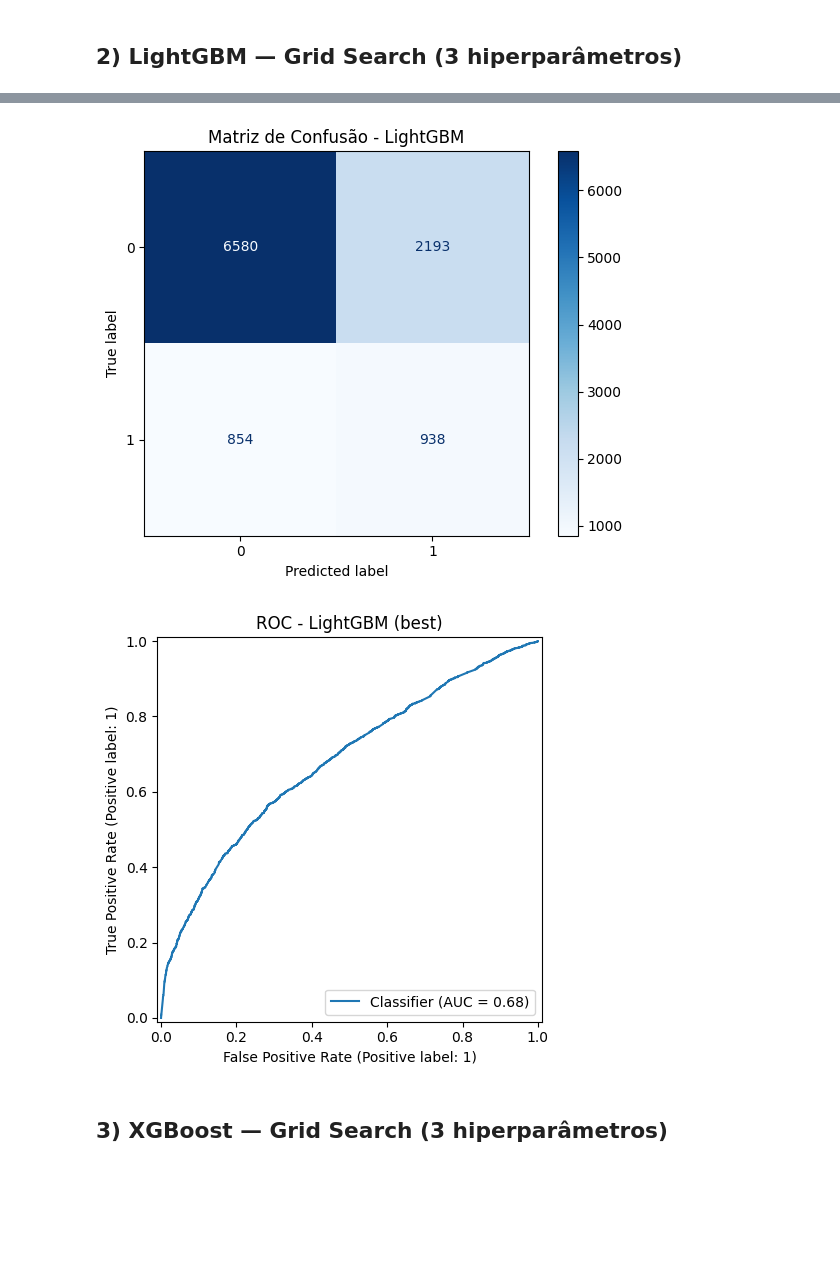
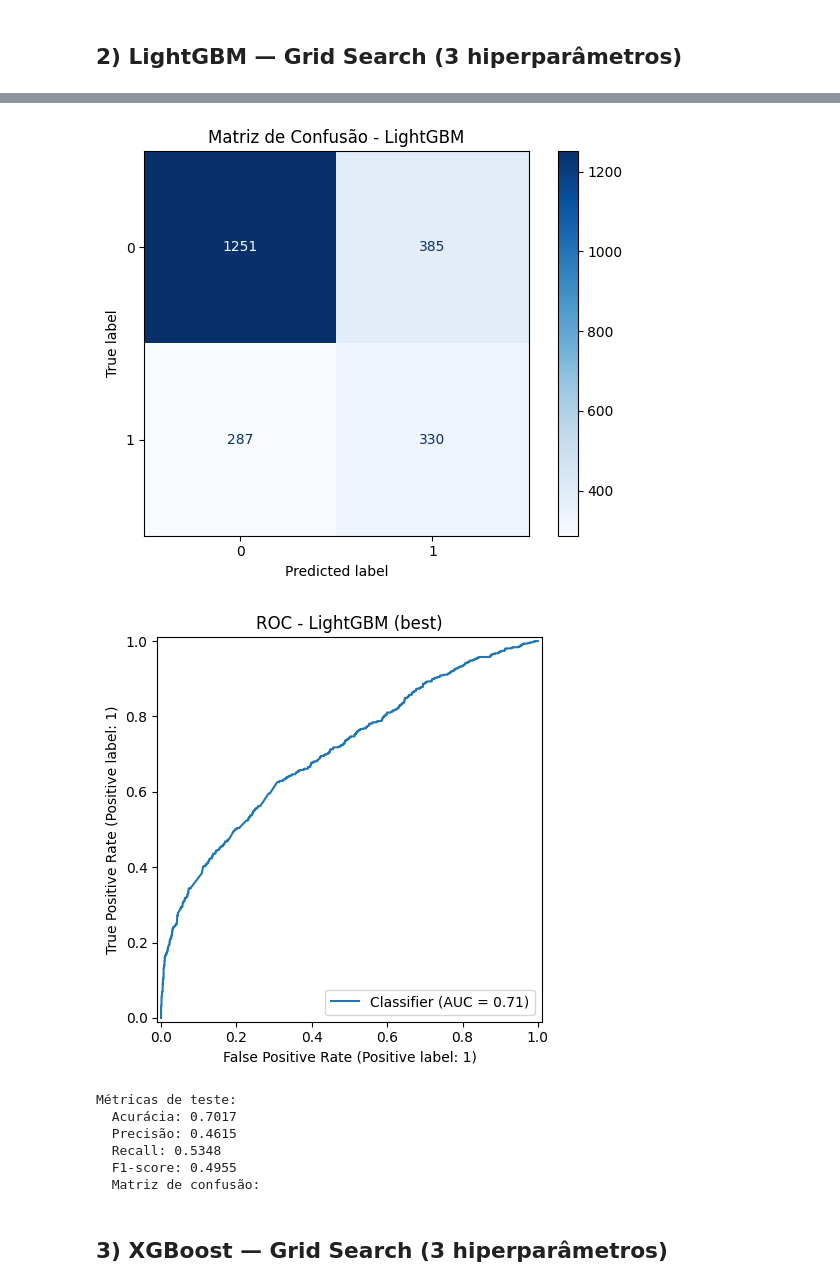
Before and after one commit to Leandro-barreto/fiap_fase5, a Jupyter notebook: notebooks/02_clf_training_gridsearch_auc_metrics_LITE.ipynb, the cells around one changed output, grey strips where cells are left out. Saved outputs shown, nothing was run; the diff lists cells and outputs as text; code cells hidden in the pictures; blank space fills up the shorter version.

```diff
--- a/notebooks/02_clf_training_gridsearch_auc_metrics_LITE.ipynb
+++ b/notebooks/02_clf_training_gridsearch_auc_metrics_LITE.ipynb
@@ -10,7 +10,7 @@ from pathlib import Path
 DATA_DIR = Path("../data/processed")
 
 # Caminho do arquivo de entrada (ajuste se necessário)
-INPUT_CSV = DATA_DIR / r"df_final_prefixed.csv"
+INPUT_CSV = DATA_DIR / r"df_final.csv"
 RANDOM_STATE = 42
 TEST_SIZE = 0.2
 N_SPLITS = 3  # folds do GridSearchCV
@@ -227,8 +214,19 @@ if HAS_LGBM:
     cm = confusion_matrix(y_test, y_pred_lgbm)
     ConfusionMatrixDisplay(cm).plot(cmap="Blues"); plt.title("Matriz de Confusão - LightGBM"); plt.tight_layout(); plt.show()
 
+    acc = accuracy_score(y_test, y_pred_lgbm)
+    prec = precision_score(y_test, y_pred_lgbm, zero_division=0)
+    rec = recall_score(y_test, y_pred_lgbm, zero_division=0)
+    f1 = f1_score(y_test, y_pred_lgbm, zero_division=0)
+
     RocCurveDisplay.from_predictions(y_test, proba_lgbm)
     plt.title("ROC - LightGBM (best)"); plt.tight_layout(); plt.show()
+    print("Métricas de teste:")
+    print(f"  Acurácia: {acc:.4f}")
+    print(f"  Precisão: {prec:.4f}")
+    print(f"  Recall: {rec:.4f}")
+    print(f"  F1-score: {f1:.4f}")
+    print("  Matriz de confusão:")
 else:
     print("LightGBM não instalado. Para instalar: pip install lightgbm")
 # %% [output]
@@ -252,5 +250,11 @@ weighted avg     0.7858    0.7116    0.7389     10565
-[figure, old version]
+[figure, new version]
-[figure, old version]
+[figure, new version]
+Métricas de teste:
+  Acurácia: 0.7017
+  Precisão: 0.4615
+  Recall: 0.5348
+  F1-score: 0.4955
+  Matriz de confusão:
 # %% [markdown]
 ## 3) XGBoost — Grid Search (3 hiperparâmetros)
 # %%
```
Also changed, not shown: parts of 6 cells of this notebook, 39 other files.
